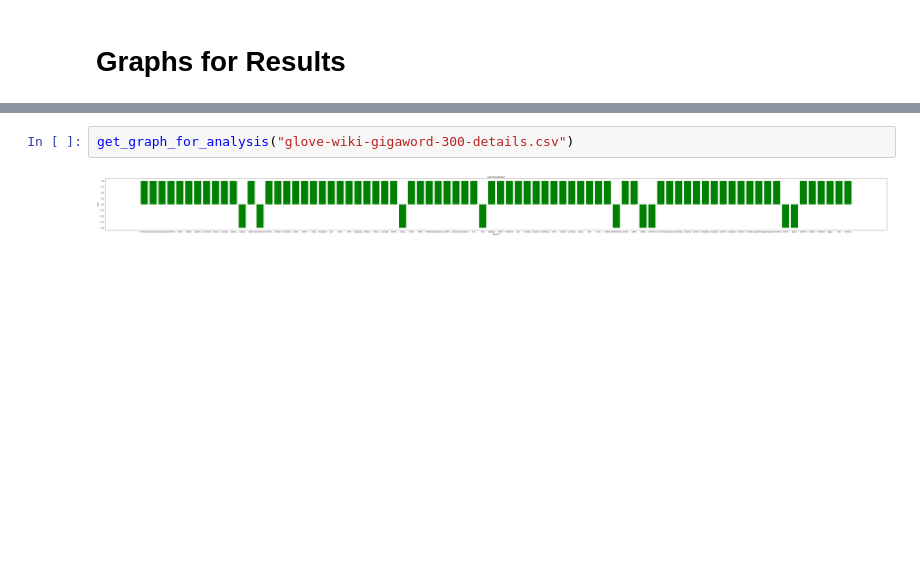
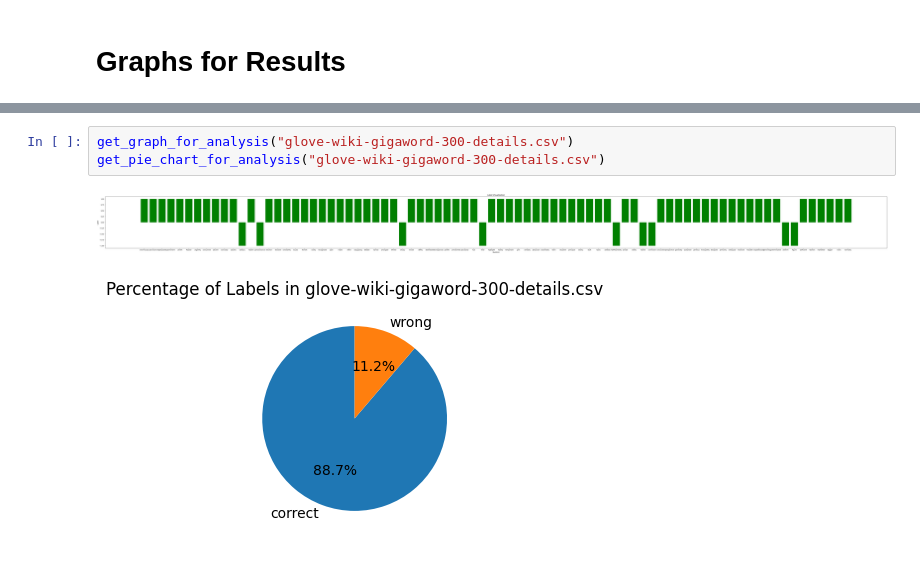
Before and after one commit to JIAYI615/COMP472_A2, a Jupyter notebook: Task1&2.ipynb, the cells around one changed output, grey strips where cells are left out. Drawn from its saved outputs; the diff is of its cells as text; blank space fills up the shorter version.

```diff
--- a/Task1&2.ipynb
+++ b/Task1&2.ipynb
@@ -283,6 +321,8 @@ get_graph_for_analysis("fasttext-wiki-news-subwords-300-details.csv")
 # %%
 get_graph_for_analysis("glove-wiki-gigaword-300-details.csv")
+get_pie_chart_for_analysis("glove-wiki-gigaword-300-details.csv")
 # %% [output]
 [figure]
+[figure, added]
 # %%
 get_graph_for_analysis("glove-twitter-100-details.csv")
```
Also changed, not shown: parts of 9 cells of this notebook, 10 other files.
